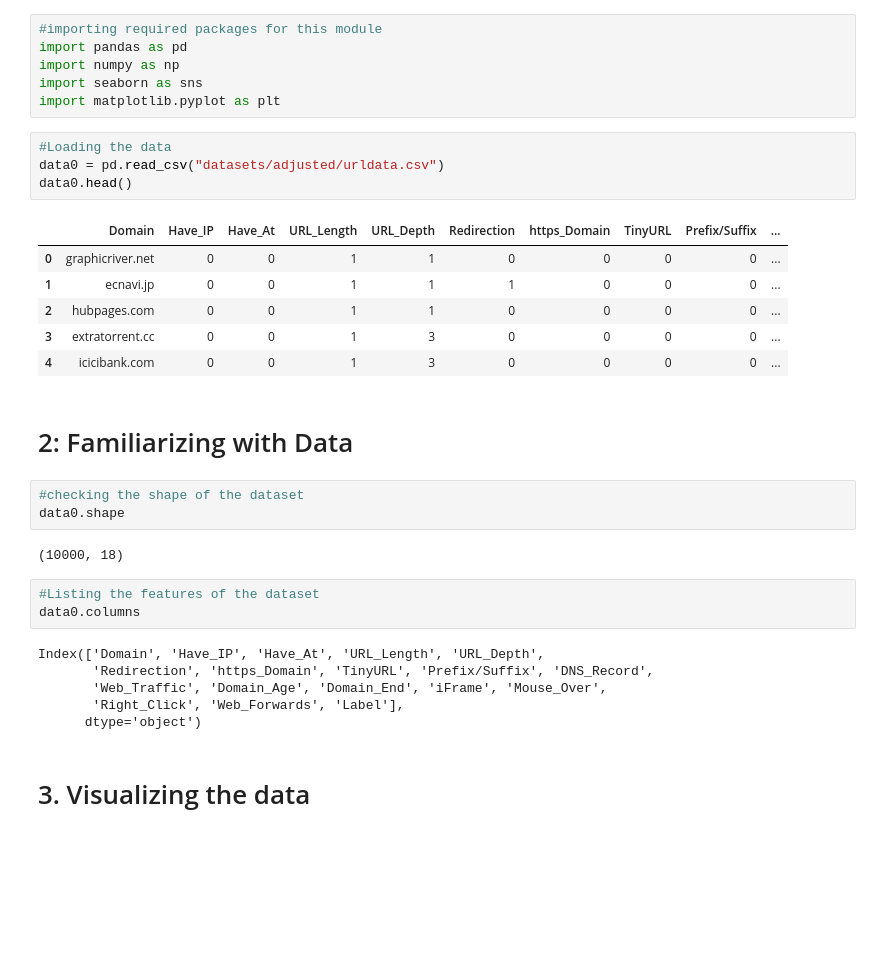
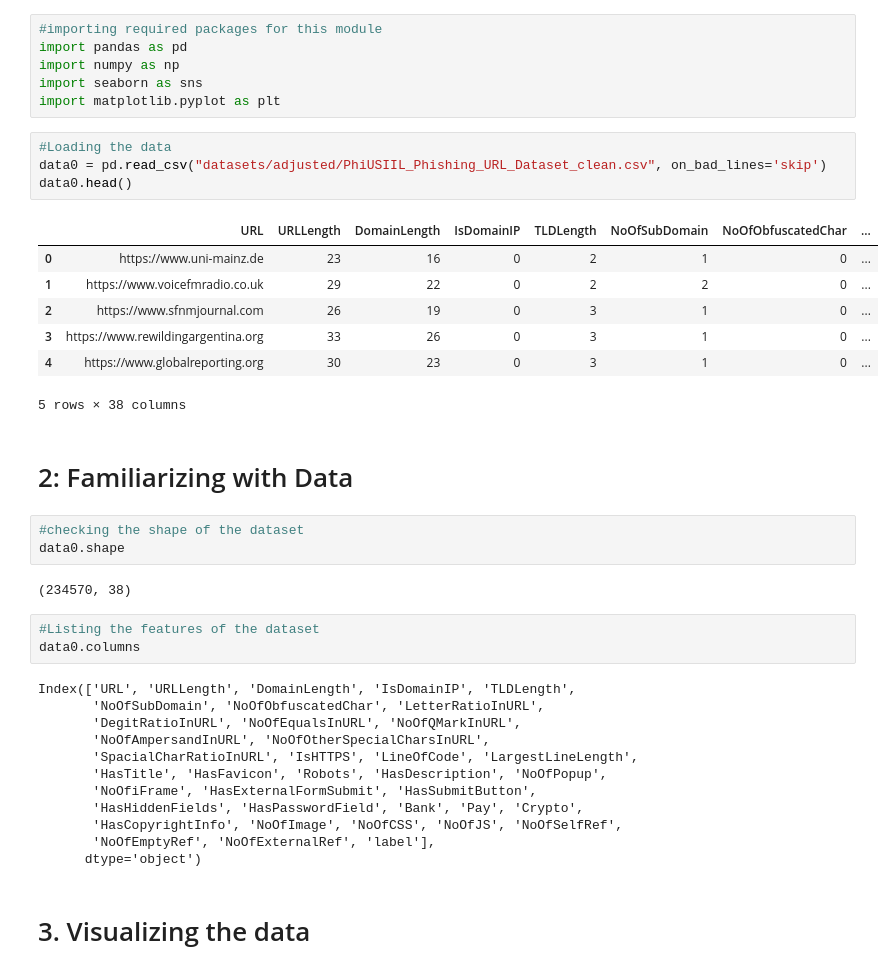
Before and after one commit to Nixam01/phishsandbox, a Jupyter notebook: ml/Phishing_Detection.ipynb, the cells around one changed output. Drawn from its saved outputs; the diff is of its cells as text; blank space fills up the shorter version.

```diff
--- a/ml/Phishing_Detection.ipynb
+++ b/ml/Phishing_Detection.ipynb
@@ -8,30 +8,37 @@ import seaborn as sns
 import matplotlib.pyplot as plt
 # %%
 #Loading the data
-data0 = pd.read_csv("datasets/adjusted/urldata.csv")
+data0 = pd.read_csv("datasets/adjusted/PhiUSIIL_Phishing_URL_Dataset_clean.csv", on_bad_lines='skip')
 data0.head()
 # %% [output]
-|  | Domain | Have_IP | Have_At | URL_Length | URL_Depth | Redirection | https_Domain | TinyURL | Prefix/Suffix | ... |
-| 0 | graphicriver.net | 0 | 0 | 1 | 1 | 0 | 0 | 0 | 0 | ... |
-| 1 | ecnavi.jp | 0 | 0 | 1 | 1 | 1 | 0 | 0 | 0 | ... |
-| 2 | hubpages.com | 0 | 0 | 1 | 1 | 0 | 0 | 0 | 0 | ... |
-| 3 | extratorrent.cc | 0 | 0 | 1 | 3 | 0 | 0 | 0 | 0 | ... |
-| 4 | icicibank.com | 0 | 0 | 1 | 3 | 0 | 0 | 0 | 0 | ... |
+|  | URL | URLLength | DomainLength | IsDomainIP | TLDLength | NoOfSubDomain | NoOfObfuscatedChar | ... |
+| 0 | https://www.uni-mainz.de | 23 | 16 | 0 | 2 | 1 | 0 | ... |
+| 1 | https://www.voicefmradio.co.uk | 29 | 22 | 0 | 2 | 2 | 0 | ... |
+| 2 | https://www.sfnmjournal.com | 26 | 19 | 0 | 3 | 1 | 0 | ... |
+| 3 | https://www.rewildingargentina.org | 33 | 26 | 0 | 3 | 1 | 0 | ... |
+| 4 | https://www.globalreporting.org | 30 | 23 | 0 | 3 | 1 | 0 | ... |
+5 rows × 38 columns
 # %% [markdown]
 # 2: Familiarizing with Data
 # %%
 #checking the shape of the dataset
 data0.shape
 # %% [output]
-(10000, 18)
+(234570, 38)
 # %%
 #Listing the features of the dataset
 data0.columns
 # %% [output]
-Index(['Domain', 'Have_IP', 'Have_At', 'URL_Length', 'URL_Depth',
-       'Redirection', 'https_Domain', 'TinyURL', 'Prefix/Suffix', 'DNS_Record',
-       'Web_Traffic', 'Domain_Age', 'Domain_End', 'iFrame', 'Mouse_Over',
-       'Right_Click', 'Web_Forwards', 'Label'],
+Index(['URL', 'URLLength', 'DomainLength', 'IsDomainIP', 'TLDLength',
+       'NoOfSubDomain', 'NoOfObfuscatedChar', 'LetterRatioInURL',
+       'DegitRatioInURL', 'NoOfEqualsInURL', 'NoOfQMarkInURL',
+       'NoOfAmpersandInURL', 'NoOfOtherSpecialCharsInURL',
+       'SpacialCharRatioInURL', 'IsHTTPS', 'LineOfCode', 'LargestLineLength',
+       'HasTitle', 'HasFavicon', 'Robots', 'HasDescription', 'NoOfPopup',
+       'NoOfiFrame', 'HasExternalFormSubmit', 'HasSubmitButton',
+       'HasHiddenFields', 'HasPasswordField', 'Bank', 'Pay', 'Crypto',
+       'HasCopyrightInfo', 'NoOfImage', 'NoOfCSS', 'NoOfJS', 'NoOfSelfRef',
+       'NoOfEmptyRef', 'NoOfExternalRef', 'label'],
       dtype='object')
 # %% [markdown]
 # 3. Visualizing the data
```
Also changed, not shown: parts of 27 cells of this notebook, 1 other file.
